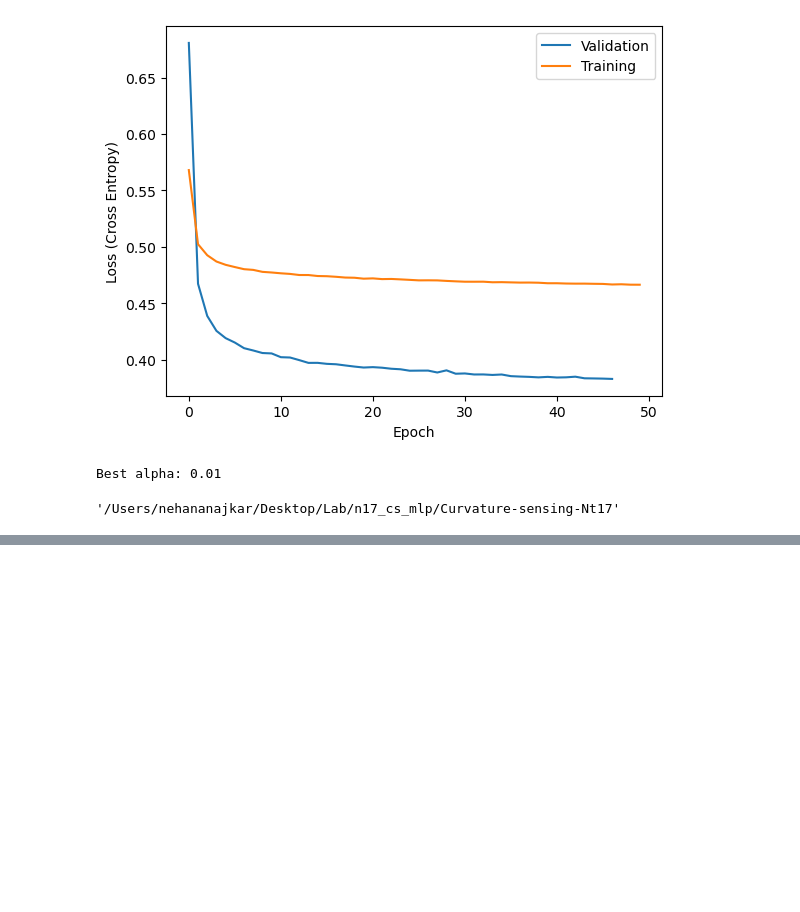
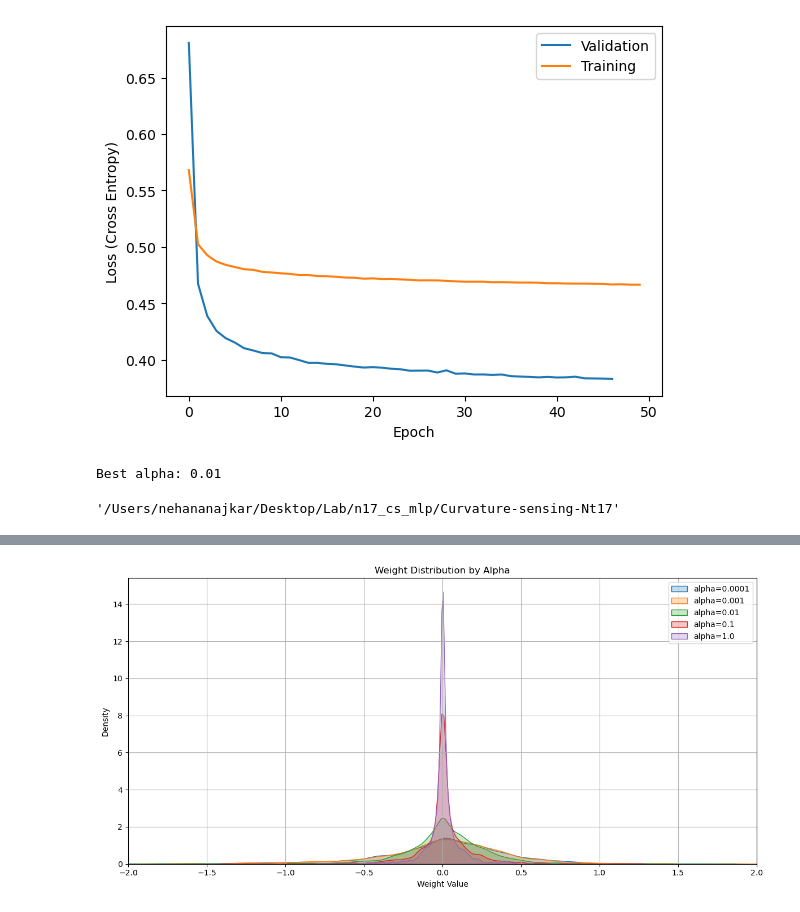
Before and after one commit to nanajkar/Curvature-sensing-Nt17, a Jupyter notebook: build_model.ipynb, the cells around one changed output, grey strips where cells are left out. Saved outputs shown, nothing was run; the diff lists cells and outputs as text; code cells hidden in the pictures; blank space fills up the shorter version.

```diff
--- a/build_model.ipynb
+++ b/build_model.ipynb
@@ -309,0 +528,81 @@ pwd
+# %%
+import pandas as pd
+import numpy as np
+import matplotlib.pyplot as plt
+from sklearn.model_selection import train_test_split
+from sklearn.preprocessing import StandardScaler
+from sklearn.neural_network import MLPClassifier
+from sklearn.metrics import classification_report
+from imblearn.over_sampling import SMOTE
+
+# Load and preprocess
+current_df = pd.read_csv('current_features.csv')
+y = current_df['target_status']
+
+feature_cols = ['pp_contacts', 'pl_contacts', 'dip_pp_contacts', 'dip_lp_contacts',
+                'hyd_lp_contacts', 'Ppep_Nlip_contacts', 'Npep_Plip_contacts',
+                'mean_separation', 'mean_apl']
+
+X = current_df[feature_cols]
+
+X_train, X_test, y_train, y_test = train_test_split(
+    X, y, random_state=0, stratify=y)
+
+scaler = StandardScaler()
+X_train_scaled = scaler.fit_transform(X_train)
+X_test_scaled = scaler.transform(X_test)
+
+smote = SMOTE(random_state=0)
+X_resampled, y_resampled = smote.fit_resample(X_train_scaled, y_train)
+
+# Alpha values to try
+alphas = [0.0001, 0.001, 0.01, 0.1, 1.0]
+training_accuracies = []
+weight_magnitudes = []
+
+plt.figure(figsize=(12, 6))
+
+for i, alpha in enumerate(alphas):
+    clf = MLPClassifier(hidden_layer_sizes=(64, 32),
+                        activation='relu',
+                        solver='adam',
+                        alpha=alpha,
+                        max_iter=500,
+                        early_stopping=True,
+                        random_state=0)
+
+    clf.fit(X_resampled, y_resampled)
+
+    train_acc = clf.score(X_resampled, y_resampled)
+    training_accuracies.append(train_acc)
+
+    # Flatten and calculate average weight magnitude
+    all_weights = np.concatenate([w.flatten() for w in clf.coefs_])
+    avg_weight = np.mean(np.abs(all_weights))
+    weight_magnitudes.append(avg_weight)
+
+    sns.kdeplot(all_weights, label=f'alpha={alpha}',
+                fill=True, bw_adjust=0.5)
+
+plt.title('Weight Distribution by Alpha')
+plt.xlabel('Weight Value')
+plt.xlim([-2,2])
+plt.ylabel('Density')
+plt.legend()
+plt.grid(True)
+plt.tight_layout()
+plt.show()
+
+# Plot overall trends
+plt.figure()
+plt.plot(alphas, training_accuracies, marker='o', label='Training Accuracy')
+plt.plot(alphas, weight_magnitudes, marker='x', label='Avg |Weight|')
+plt.xscale('log')
+plt.xlabel('Alpha (log scale)')
+plt.ylabel('Value')
+plt.legend()
+plt.title('Effect of Regularization on Accuracy and Weights')
+plt.grid(True)
+plt.show()
+# %% [output]
+[figure, added]
```
Also changed, not shown: parts of 43 cells of this notebook, 1 other file.
